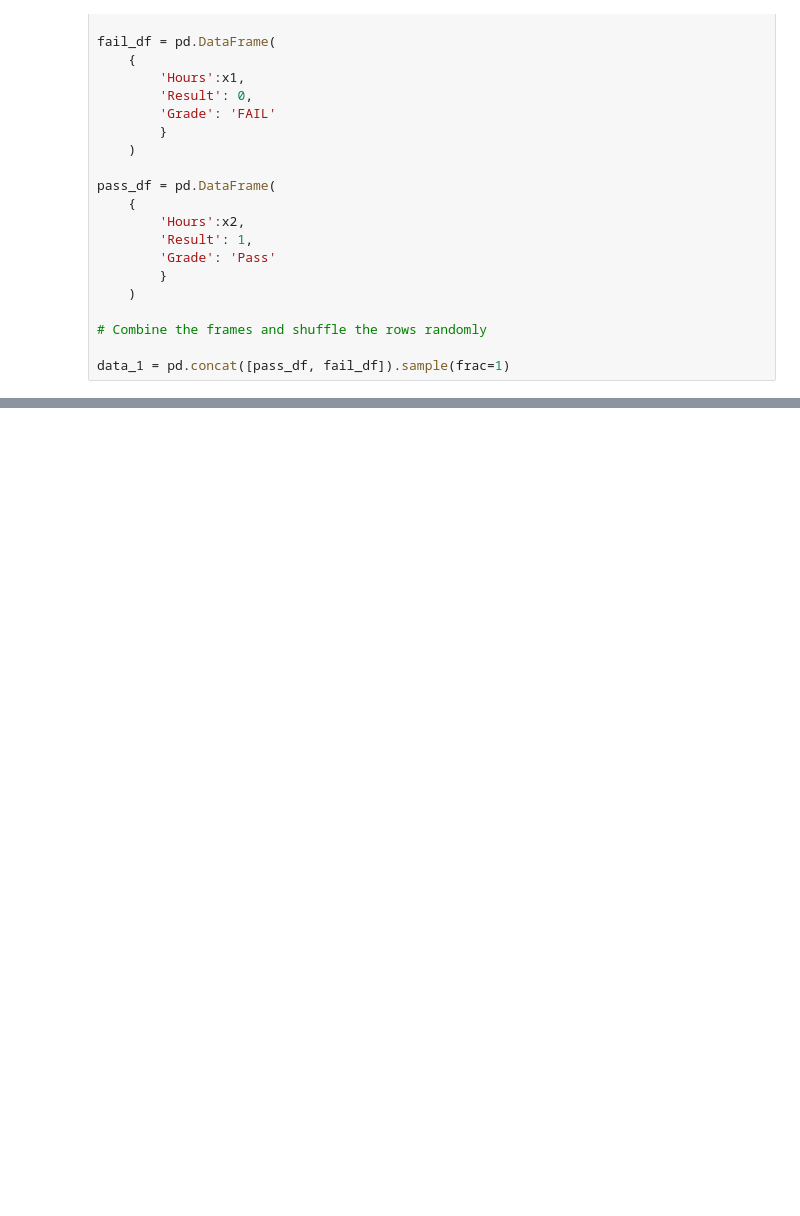
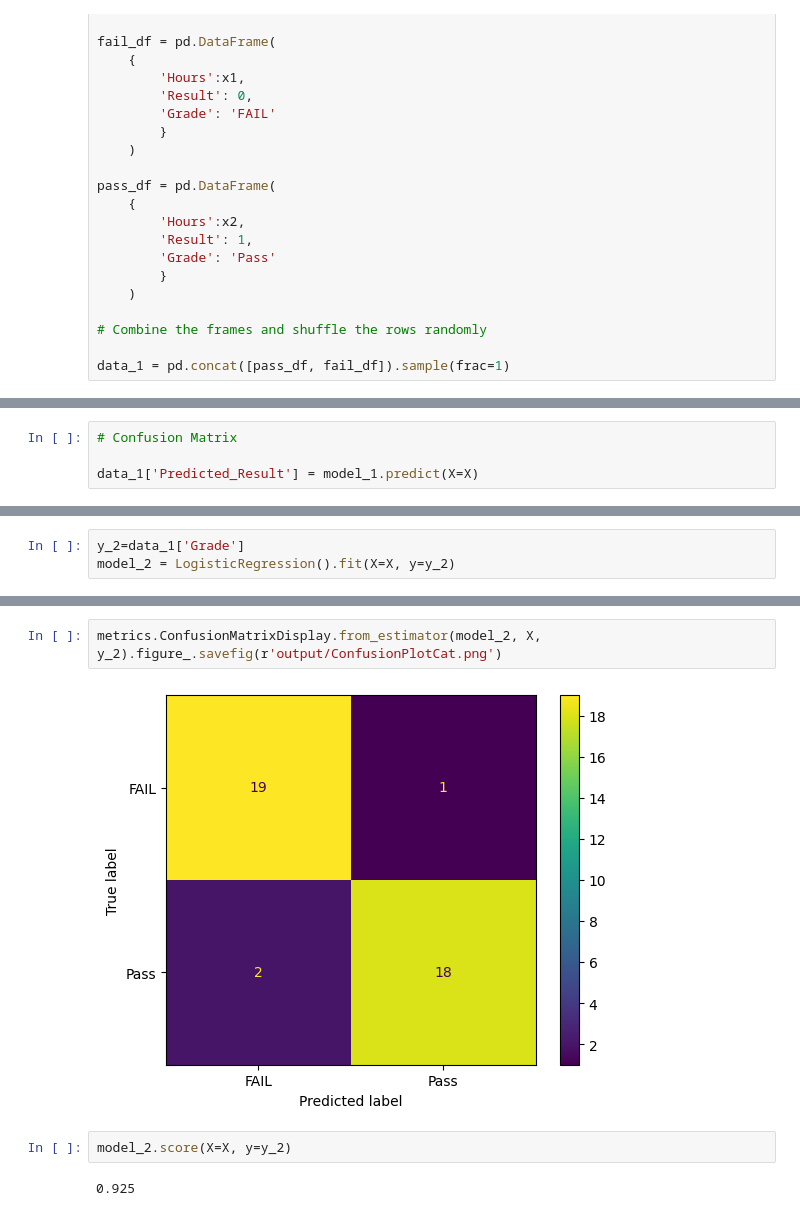
Before and after one commit to RoyAWilson/FntstcPythonDtScncMchnLrnng, a Jupyter notebook: Section_29_LogisticRegression/177_LogReg.ipynb, the cells around one changed output, grey strips where cells are left out. Cells and saved outputs as stored; diff of their text form; blank space fills up the shorter version.

```diff
--- a/Section_29_LogisticRegression/177_LogReg.ipynb
+++ b/Section_29_LogisticRegression/177_LogReg.ipynb
@@ -83,0 +142,4 @@ l_reg_1.fig.savefig(r'output/lmplot_Student_2.png')
+# %%
+# Confusion Matrix
+
+data_1['Predicted_Result'] = model_1.predict(X=X)
@@ -83,0 +182,3 @@ l_reg_1.fig.savefig(r'output/lmplot_Student_2.png')
+# %%
+y_2=data_1['Grade']
+model_2 = LogisticRegression().fit(X=X, y=y_2)
@@ -83,0 +189,8 @@ l_reg_1.fig.savefig(r'output/lmplot_Student_2.png')
+# %%
+metrics.ConfusionMatrixDisplay.from_estimator(model_2, X, y_2).figure_.savefig(r'output/ConfusionPlotCat.png')
+# %% [output]
+[figure, added]
+# %%
+model_2.score(X=X, y=y_2)
+# %% [output]
+0.925
```
Also changed, not shown: parts of 44 cells of this notebook, 1 other file.
